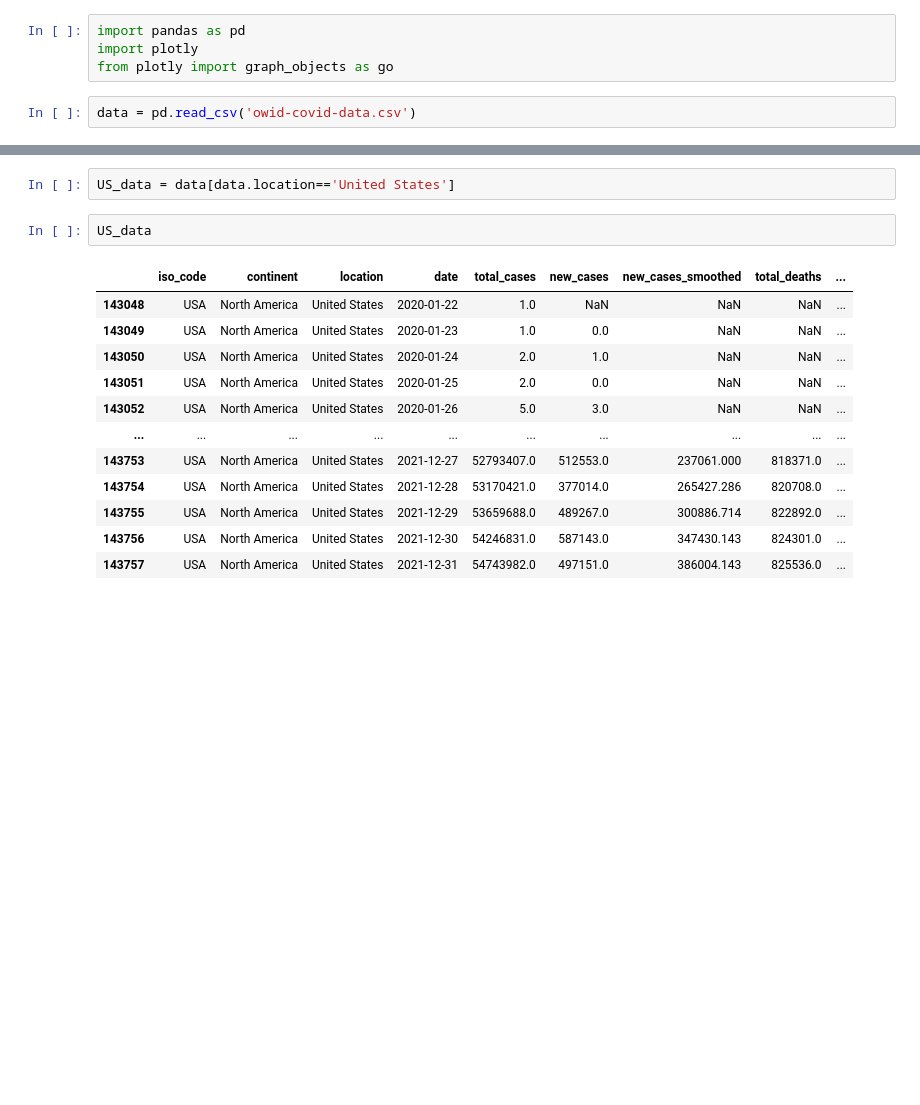
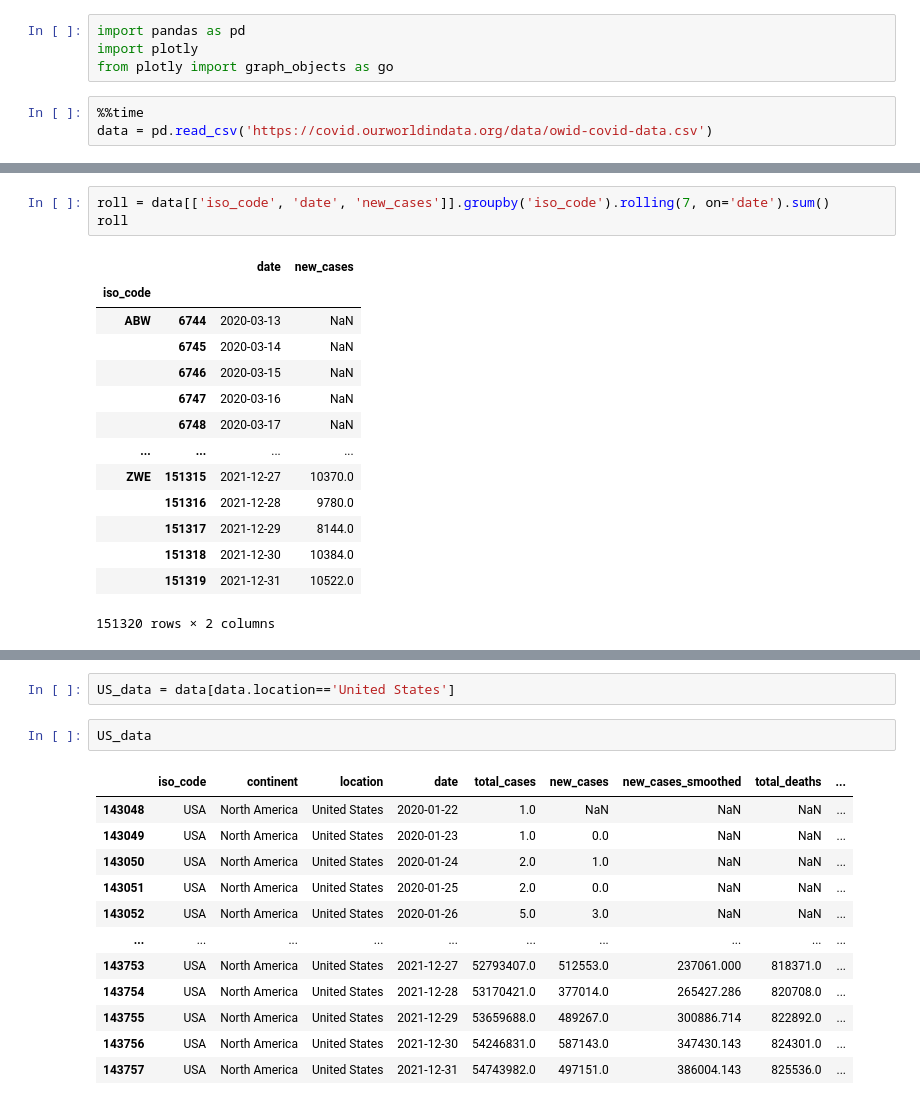
Before and after one commit to kenneth-liao/covid19, a Jupyter notebook: data/Untitled.ipynb, the cells around one changed output, grey strips where cells are left out. Drawn from its saved outputs; the diff is of its cells as text; blank space fills up the shorter version.

```diff
--- a/data/Untitled.ipynb
+++ b/data/Untitled.ipynb
@@ -3,4 +3,5 @@ import pandas as pd
 import plotly
 from plotly import graph_objects as go
 # %%
-data = pd.read_csv('owid-covid-data.csv')
+%%time
+data = pd.read_csv('https://covid.ourworldindata.org/data/owid-covid-data.csv')
@@ -6,0 +77,18 @@ data = pd.read_csv('owid-covid-data.csv')
+# %%
+roll = data[['iso_code', 'date', 'new_cases']].groupby('iso_code').rolling(7, on='date').sum()
+roll
+# %% [output]
+|  |  | date | new_cases |
+| iso_code |  |  |  |
+| ABW | 6744 | 2020-03-13 | NaN |
+|  | 6745 | 2020-03-14 | NaN |
+|  | 6746 | 2020-03-15 | NaN |
+|  | 6747 | 2020-03-16 | NaN |
+|  | 6748 | 2020-03-17 | NaN |
+| ... | ... | ... | ... |
+| ZWE | 151315 | 2021-12-27 | 10370.0 |
+|  | 151316 | 2021-12-28 | 9780.0 |
+|  | 151317 | 2021-12-29 | 8144.0 |
+|  | 151318 | 2021-12-30 | 10384.0 |
+|  | 151319 | 2021-12-31 | 10522.0 |
+151320 rows × 2 columns
```
Also changed, not shown: parts of 14 cells of this notebook, 1 other file.
